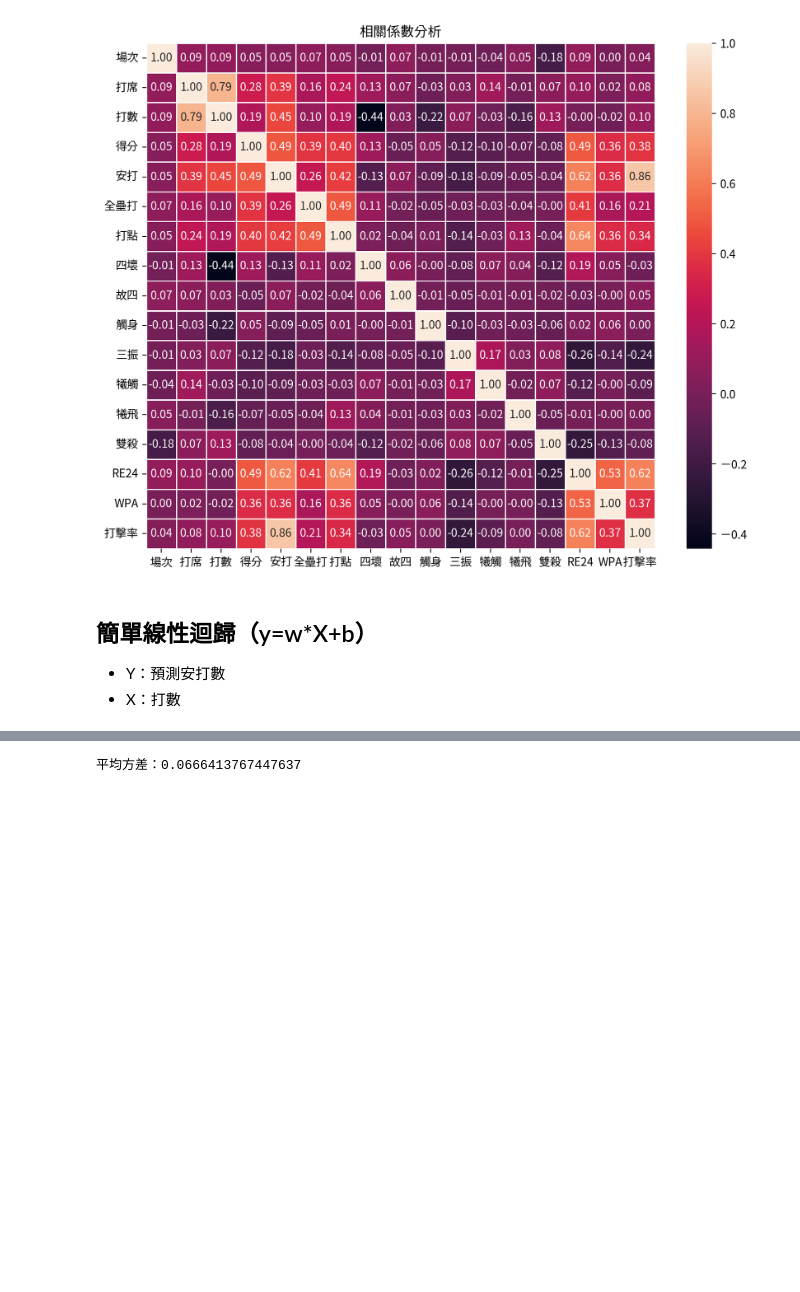
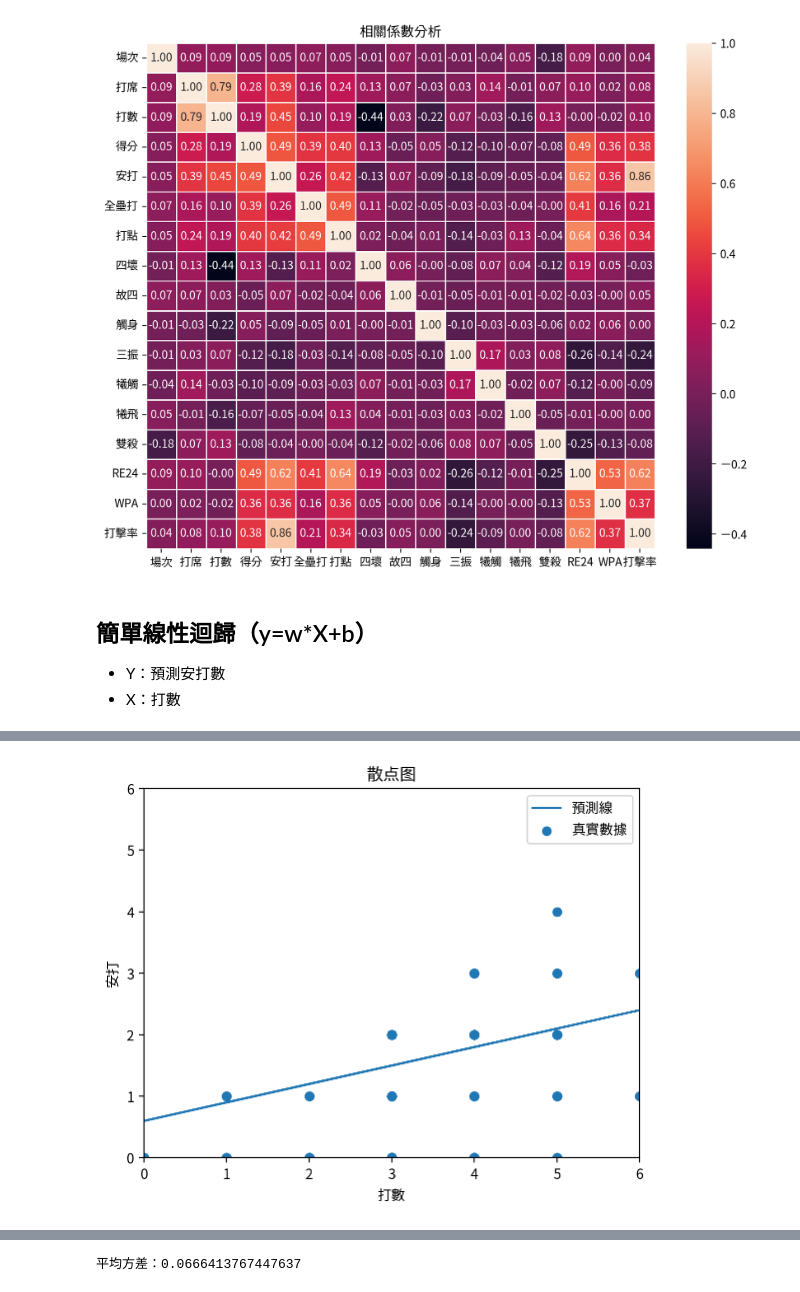
Before and after one commit to Rachelyah/CPBL_Baseball_ML_project, a Jupyter notebook: (2)資料清洗&視覺化.ipynb, the cells around one changed output, grey strips where cells are left out. Drawn from its saved outputs; the diff is of its cells as text; code cells hidden in the pictures; blank space fills up the shorter version.

```diff
--- a/(2)資料清洗&視覺化.ipynb
+++ b/(2)資料清洗&視覺化.ipynb
@@ -305,3 +305,24 @@ plt.show()
+# %%
+#劃出迴歸預測直線
+
+w = 0
+b = 0
+
+def plot_pred(w,b):
+    y_pred = w * x + b
+    plt.plot(x , y_pred, label='預測線')
+    plt.scatter(x, y, label='真實數據')
+    plt.xlabel('打數')
+    plt.ylabel('安打')
+    plt.title('散点图')
+    plt.xlim(0,6)
+    plt.ylim(0,6)
+    plt.legend()
+    plt.show()
+
+plot_pred(0.3,0.6)
+# %% [output]
+[figure, added]
 # %%
 from sklearn.model_selection import train_test_split
 from sklearn.linear_model import LinearRegression
```
Also changed, not shown: parts of 4 cells of this notebook.
